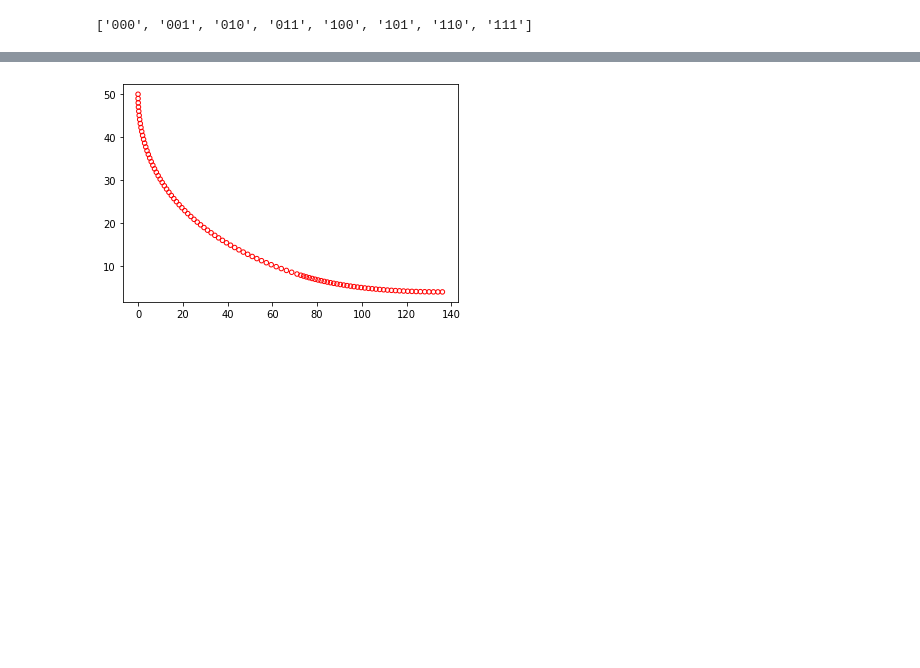
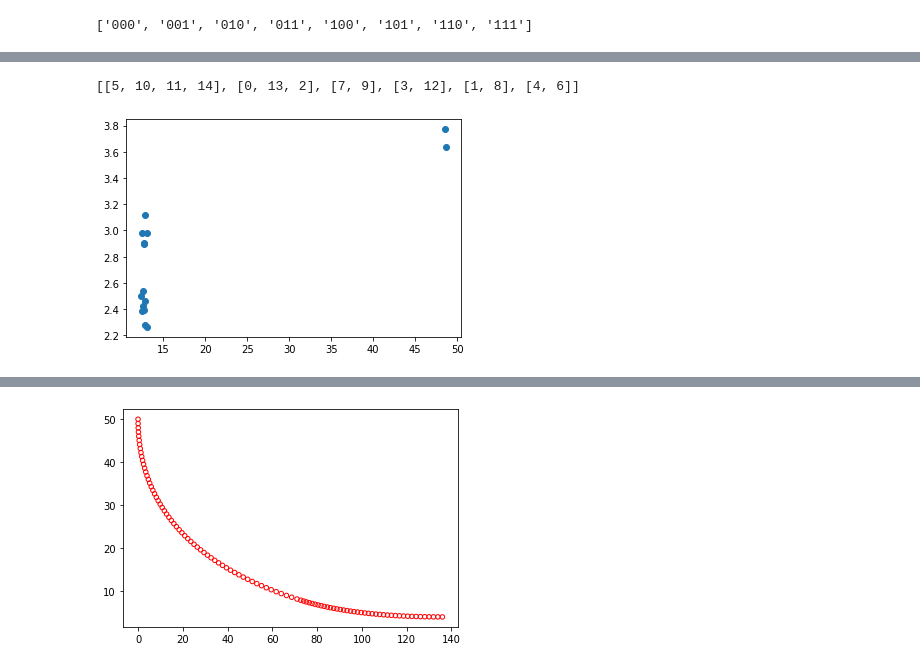
Before and after one commit to Negfir/Bayesian-GA, a Jupyter notebook: PGM_Transformer.ipynb, the cells around one changed output, grey strips where cells are left out. Drawn from its saved outputs; the diff is of its cells as text; code cells hidden in the pictures; blank space fills up the shorter version.

```diff
--- a/PGM_Transformer.ipynb
+++ b/PGM_Transformer.ipynb
@@ -649,0 +587,15 @@ print(f1_,f2_)
+# %%
+ft = pd.read_csv("gdrive/MyDrive/fit_greedy_4.csv").to_numpy()[:,1:6]
+
+f1 =list(ft[:,3].astype(float))
+f2 = list(ft[:,4].astype(float))
+
+
+plt.scatter(list(f2), list(f1), marker='o')
+f1_ = np.array(f1)
+f2_ = np.array(f2)
+idx = non_dominated_sorting_algorithm(f1, f2)
+print(idx)
+# %% [output]
+[[5, 10, 11, 14], [0, 13, 2], [7, 9], [3, 12], [1, 8], [4, 6]]
+[figure, added]
```
Also changed, not shown: parts of 41 cells of this notebook.
